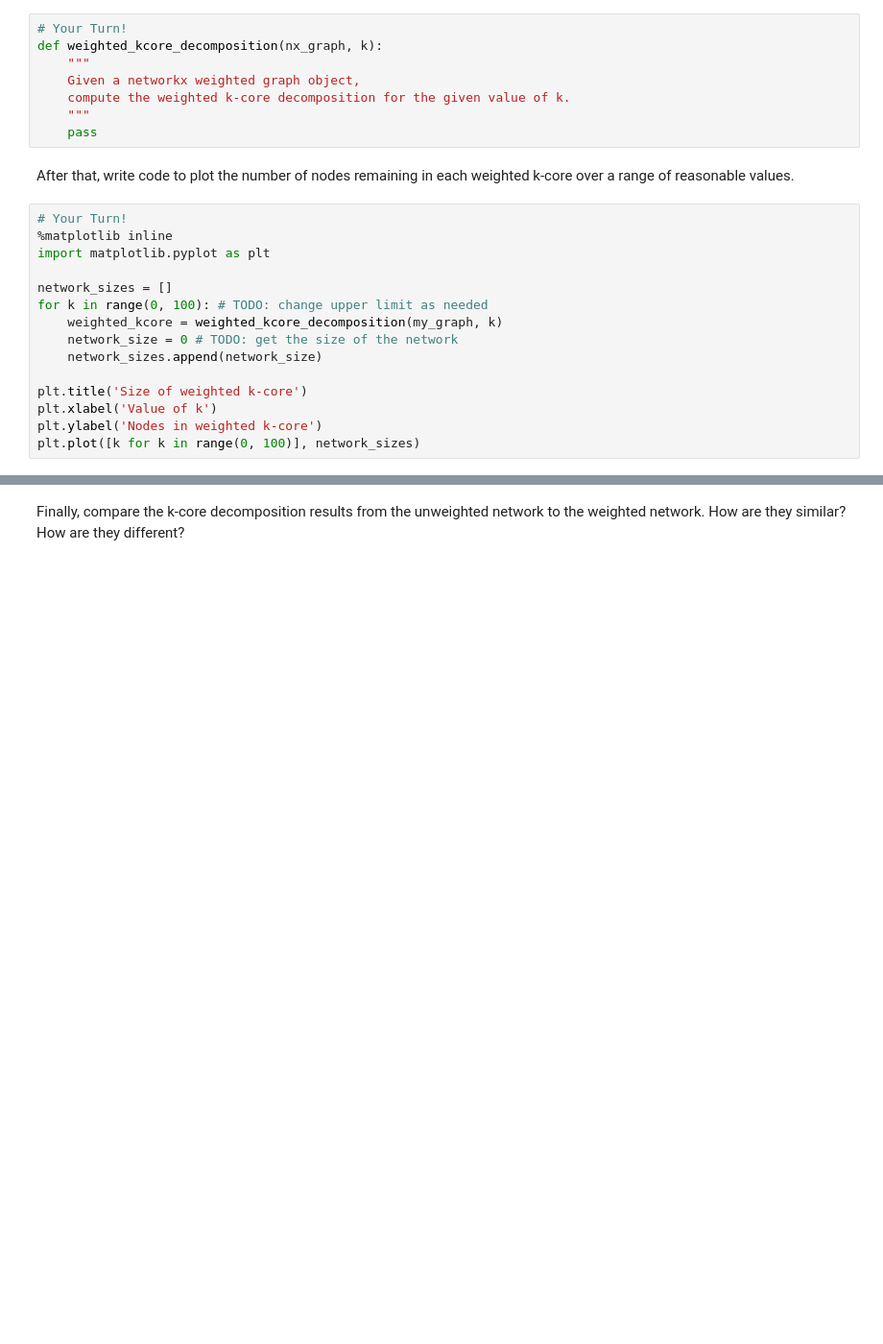
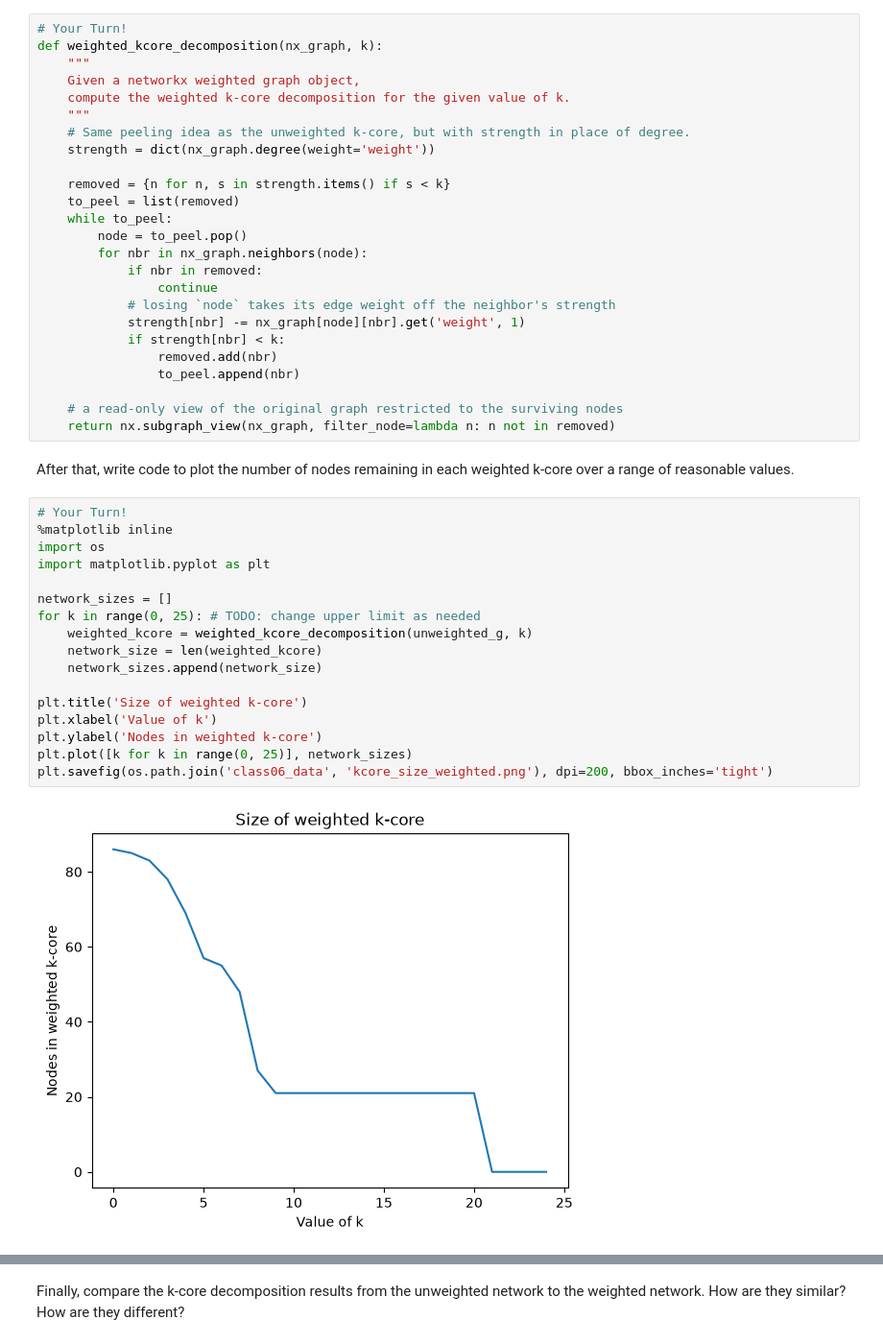
Before and after one commit to 14arjunk/CNET5051, a Jupyter notebook: class_06_scraping2_my_work.ipynb, the cells around one changed output, grey strips where cells are left out. Shown at 96% size. Drawn from its saved outputs; the diff is of its cells as text; blank space fills up the shorter version.

```diff
--- a/class_06_scraping2_my_work.ipynb
+++ b/class_06_scraping2_my_work.ipynb
@@ -411,21 +458,42 @@ def weighted_kcore_decomposition(nx_graph, k):
     Given a networkx weighted graph object,
     compute the weighted k-core decomposition for the given value of k.
     """
-    pass
+    # Same peeling idea as the unweighted k-core, but with strength in place of degree.
+    strength = dict(nx_graph.degree(weight='weight'))
+
+    removed = {n for n, s in strength.items() if s < k}
+    to_peel = list(removed)
+    while to_peel:
+        node = to_peel.pop()
+        for nbr in nx_graph.neighbors(node):
+            if nbr in removed:
+                continue
+            # losing `node` takes its edge weight off the neighbor's strength
+            strength[nbr] -= nx_graph[node][nbr].get('weight', 1)
+            if strength[nbr] < k:
+                removed.add(nbr)
+                to_peel.append(nbr)
+
+    # a read-only view of the original graph restricted to the surviving nodes
+    return nx.subgraph_view(nx_graph, filter_node=lambda n: n not in removed)
 # %% [markdown]
 After that, write code to plot the number of nodes remaining in each weighted k-core over a range of reasonable values.
 # %%
 # Your Turn!
 %matplotlib inline
+import os
 import matplotlib.pyplot as plt
 
 network_sizes = []
-for k in range(0, 100): # TODO: change upper limit as needed
-    weighted_kcore = weighted_kcore_decomposition(my_graph, k)
-    network_size = 0 # TODO: get the size of the network
+for k in range(0, 25): # TODO: change upper limit as needed
+    weighted_kcore = weighted_kcore_decomposition(unweighted_g, k)
+    network_size = len(weighted_kcore)
     network_sizes.append(network_size)
 
 plt.title('Size of weighted k-core')
 plt.xlabel('Value of k')
 plt.ylabel('Nodes in weighted k-core')
-plt.plot([k for k in range(0, 100)], network_sizes)
+plt.plot([k for k in range(0, 25)], network_sizes)
+plt.savefig(os.path.join('class06_data', 'kcore_size_weighted.png'), dpi=200, bbox_inches='tight')
+# %% [output]
+[figure, added]
```
Also changed, not shown: parts of 12 cells of this notebook, 4 other files.
